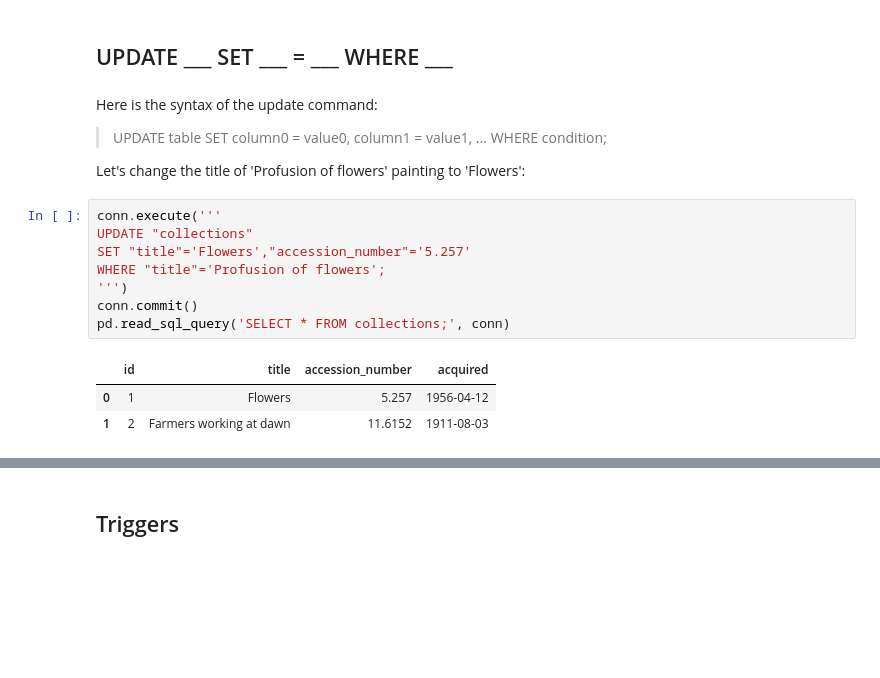
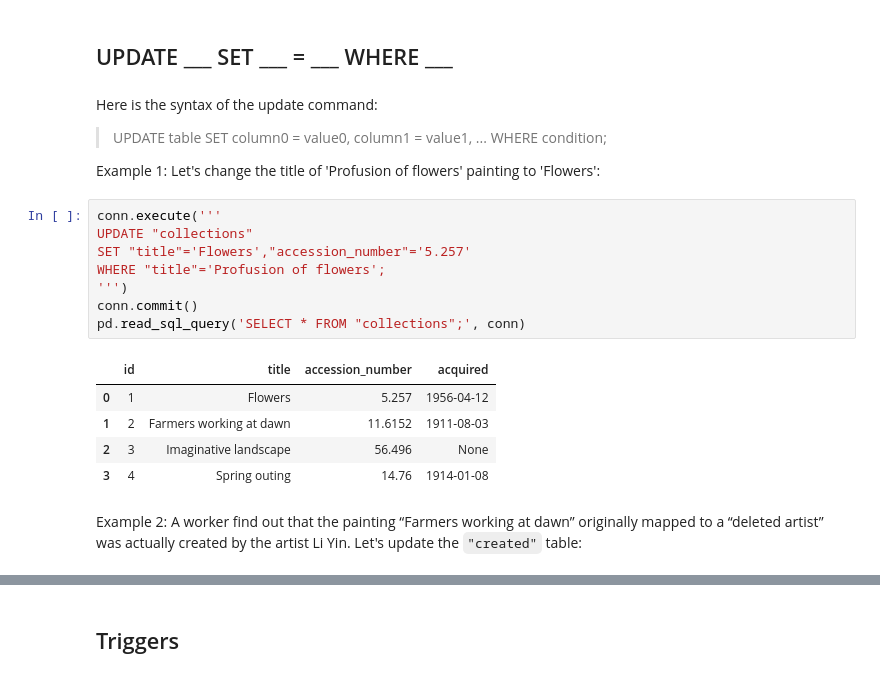
Before and after one commit to engineer-nicolas/cs50sql, a Jupyter notebook: lecture_3_Writing/lecture_3.ipynb, the cells around one changed output, grey strips where cells are left out. Drawn from its saved outputs; the diff is of its cells as text; blank space fills up the shorter version.

```diff
--- a/lecture_3_Writing/lecture_3.ipynb
+++ b/lecture_3_Writing/lecture_3.ipynb
@@ -279,16 +473,21 @@ Here is the syntax of the update command:
 > SET column0 = value0, column1 = value1, ...
 > WHERE condition;
 
+Example 1:
 Let's change the title of 'Profusion of flowers' painting to 'Flowers':
 # %%
 conn.execute('''
 UPDATE "collections"
 SET "title"='Flowers',"accession_number"='5.257'
 WHERE "title"='Profusion of flowers';
 ''')
 conn.commit()
-pd.read_sql_query('SELECT * FROM collections;', conn)
+pd.read_sql_query('SELECT * FROM "collections";', conn)
 # %% [output]
 |  | id | title | accession_number | acquired |
 | 0 | 1 | Flowers | 5.257 | 1956-04-12 |
 | 1 | 2 | Farmers working at dawn | 11.6152 | 1911-08-03 |
+| 2 | 3 | Imaginative landscape | 56.496 | None |
+| 3 | 4 | Spring outing | 14.76 | 1914-01-08 |
+# %% [markdown]
+Example 2: A worker find out that the painting “Farmers working at dawn” originally mapped to a “deleted artist” was actually created by the artist Li Yin. Let's update the ``"created"`` table:
```
Also changed, not shown: parts of 30 cells of this notebook.
